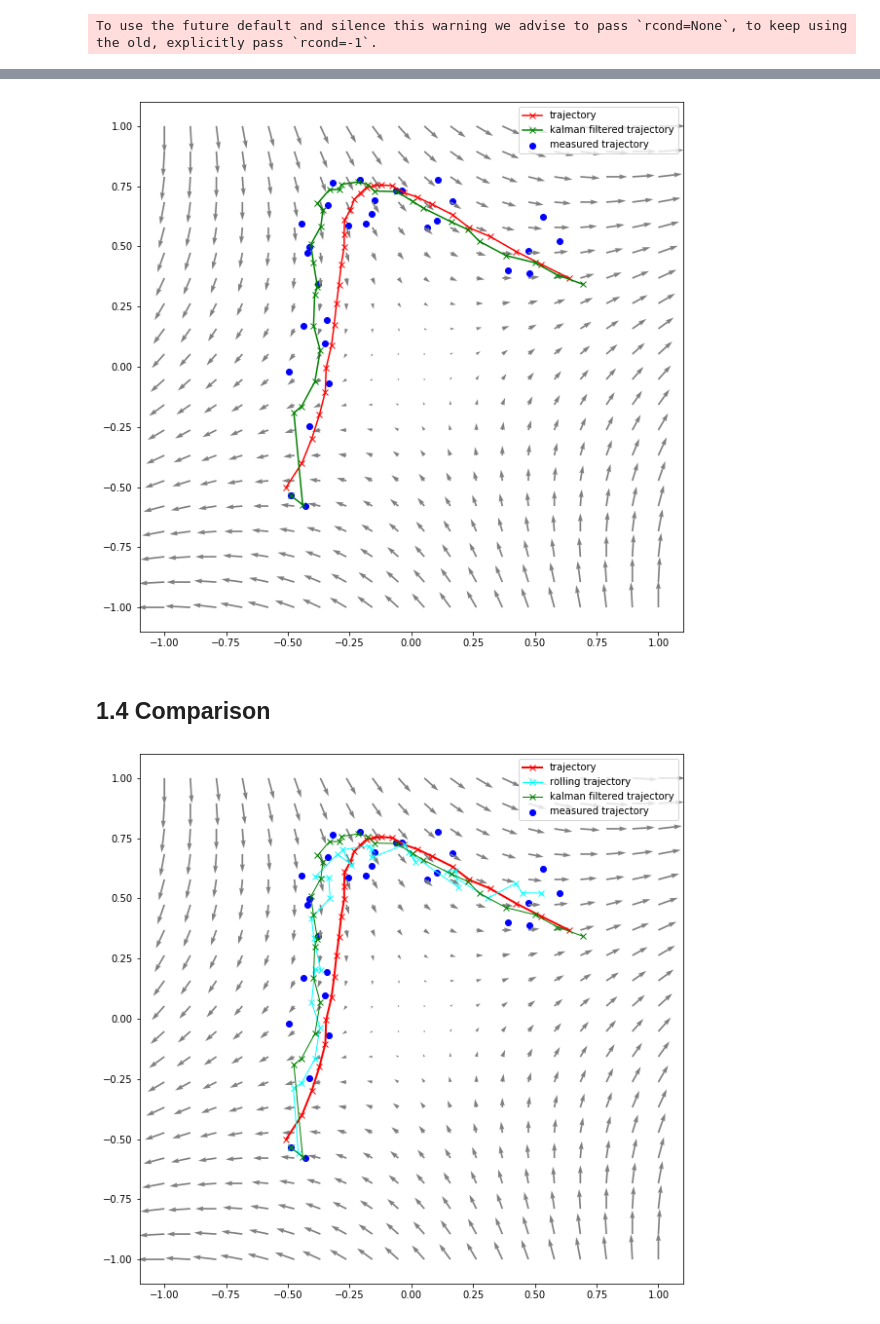
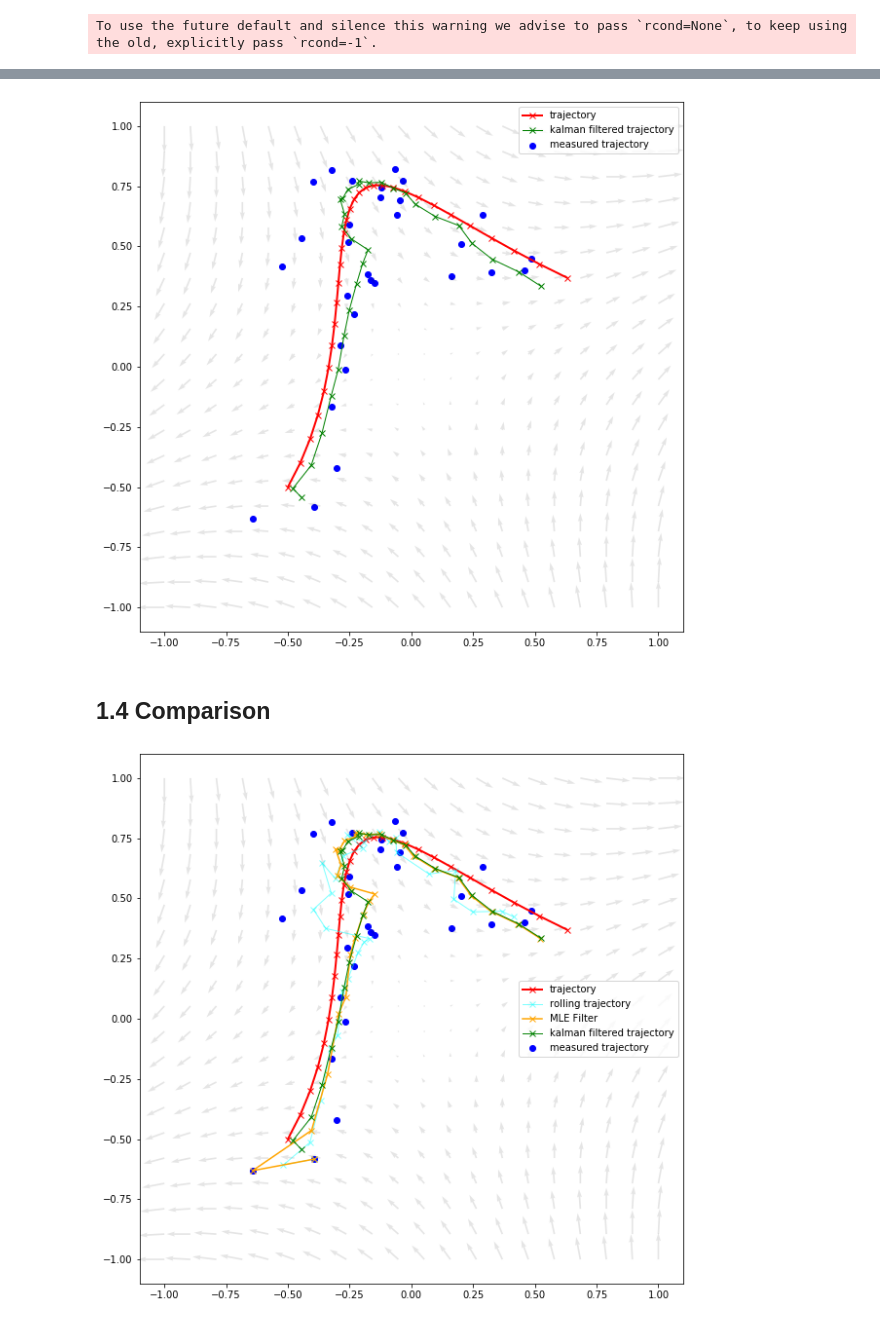
Before and after one commit to Romcos/kalman-filter, a Jupyter notebook: Kalman Filter Linear.ipynb, the cells around one changed output, grey strips where cells are left out. Saved outputs shown, nothing was run; the diff lists cells and outputs as text; code cells hidden in the pictures.

```diff
--- a/Kalman Filter Linear.ipynb
+++ b/Kalman Filter Linear.ipynb
@@ -65,7 +65,7 @@ x_0 = np.array([-0.5,-0.5,0.5,1])
 
 ## TRANSITION MODEL
 
-process_noise = 0.005 #std of  process noise, typical value is 0 or 0.02
+process_noise = 0 #std of  process noise, typical value is 0.01
 Q = (process_noise)**2*np.identity(4)
 
 F = np.array([
@@ -77,8 +77,7 @@ F = np.array([
 
 ## OBSERVATION MODEL
 
-mu_0 = x_0
-Lambda_0 = (1e10)*np.identity(4) # 1e10 make it contain no information /!\ setting to 1e100 produces unintended behavior
+Lambda_0 = (1e-2)*np.identity(4) # 1e10 make it contain no information /!\ setting to 1e100 produces unintended behavior
 
 mes_noise = 0.1 #std mes noise
 R = (mes_noise**2)*np.identity(2) #measurement noise
@@ -97,7 +96,7 @@ def plot_field(F):
     A,B = np.meshgrid(np.linspace(-1,1,20),np.linspace(-1,1,20))
     G = F[2:,:2]
     u,v = np.tensordot(G,np.array([A,B]), axes = ([0],[0]))
-    plt.quiver(A,B,u,v, color = "grey")
+    plt.quiver(A,B,u,v, alpha=0.1)
 
 plot_field(F)
 # %% [output]
@@ -128,11 +127,10 @@ plt.show()
 # %%
 ## OBSERVATION MODEL
 
-def observation(X,R):
+def observation(X):
     """
     Input:
         X: real trajectory, shape (T,4)
-        R: Noise covariance matrix
 
     Output:
         Y: Observed trajectory (T,4)
@@ -140,7 +138,7 @@ def observation(X,R):
     Z = [H.dot(x)+ np.random.multivariate_normal(mean = np.zeros(2),cov=R) for x in X]
     return np.array(Z)
 
-Y = observation(X,R)
+Y = observation(X)
 # %%
 plt.figure(figsize=(10,10))
 plt.plot(X[:,0],X[:,1], color ="red",marker="x",label="trajectory")
@@ -318,46 +316,49 @@ def kalman_filter(Y):
     OUTPUT:
         X_kalman: (T,4) kalman filter estimate
     """
-    # Initialisation
-    res = update_kalman(mu_0,Lambda_0,Y[0])
-    X_kalman = [res[0]]
-    P_kalman = [res[1]]
+    # Initialisation (tricky cause we must inject the prior)
+    i = Y[0] - H.dot(x_0)
+    S = H.dot(Lambda_0).dot(H.T)+R
+    K = Lambda_0.dot(H.T).dot(np.linalg.inv(S))
+    X_kalman = [x_0+K.dot(i)]
+    P_kalman = [(np.identity(4)-K.dot(H)).dot(Lambda_0)]
 
     # Updates
-    for t in range(0,T):
+    for t in range(1,T):
         res = update_kalman(X_kalman[-1],P_kalman[-1],Y[t])
         X_kalman.append(res[0])
         P_kalman.append(res[1])
 
     # Remove the initialisation
-    X_kalman = np.array(X_kalman)[1:]
+    X_kalman = np.array(X_kalman)[:]
 
     return X_kalman
 
 X_kalman = kalman_filter(Y)
 # %%
 plt.figure(figsize=(10,10))
-plt.plot(X[:,0],X[:,1], color ="red",marker="x",label="trajectory")
+plt.plot(X[:,0],X[:,1], color ="red",marker="x",label="trajectory", linewidth=2)#linestyle ="dashed",
 plt.scatter(Y[:,0],Y[:,1], color ="blue",marker="o",label="measured trajectory")
-plt.plot(X_kalman[:,0],X_kalman[:,1], color ="green",marker="x",label="kalman filtered trajectory")
+plt.plot(X_kalman[:,0],X_kalman[:,1], color ="green",marker="x",label="kalman filtered trajectory", linewidth=1)
 plot_field(F)
 plt.legend()
 plt.show()
 # %% [output]
-[figure, old version]
+[figure, new version]
 # %% [markdown]
 ## 1.4 Comparison
 # %%
 plt.figure(figsize=(10,10))
 plt.plot(X[:,0],X[:,1], color ="red",marker="x",label="trajectory", linewidth=2)#linestyle ="dashed",
 plt.scatter(Y[:,0],Y[:,1], color ="blue",marker="o",label="measured trajectory")
-plt.plot(Y_rolling[:,0],Y_rolling[:,1], color ="cyan",marker="x",label="rolling trajectory", linewidth=1)
+plt.plot(Y_rolling[:,0],Y_rolling[:,1], color ="cyan",marker="x",label="rolling trajectory", linewidth=1, alpha =0.5)
+plt.plot(Y_MLE[:,0],Y_MLE[:,1], color ="orange",marker="x",label="MLE Filter")
 plt.plot(X_kalman[:,0],X_kalman[:,1], color ="green",marker="x",label="kalman filtered trajectory", linewidth=1)
 plot_field(F)
 plt.legend()
 plt.show()
 # %% [output]
-[figure, old version]
+[figure, new version]
 # %%
 def mse(Y_h):
     """
```
Also changed, not shown: parts of 24 cells of this notebook.
